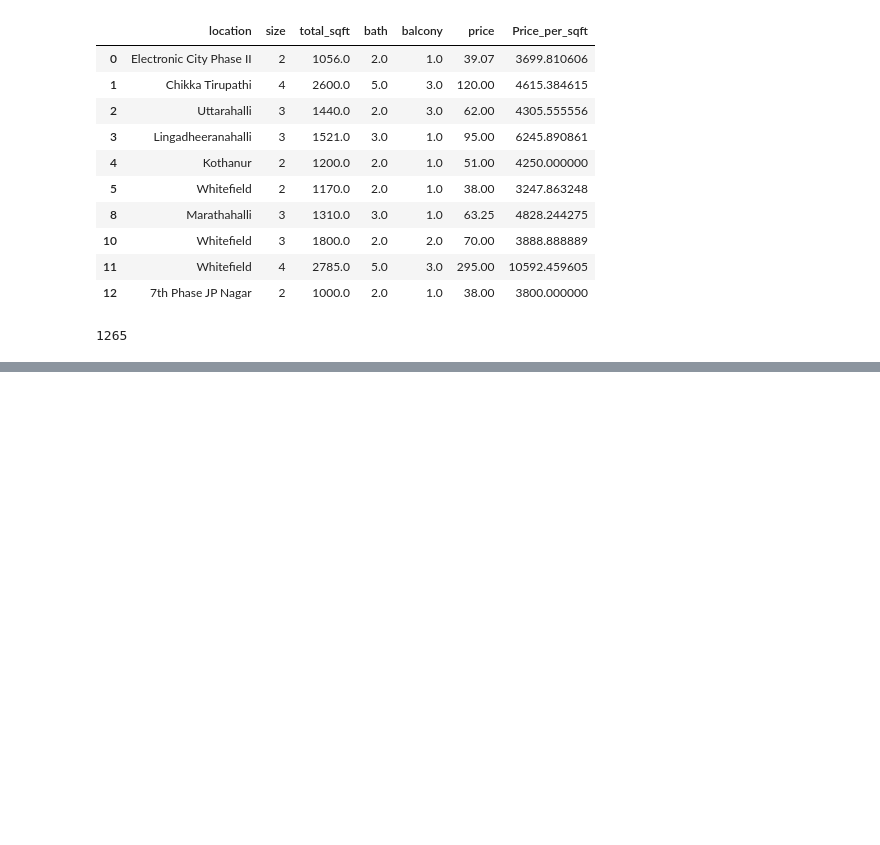
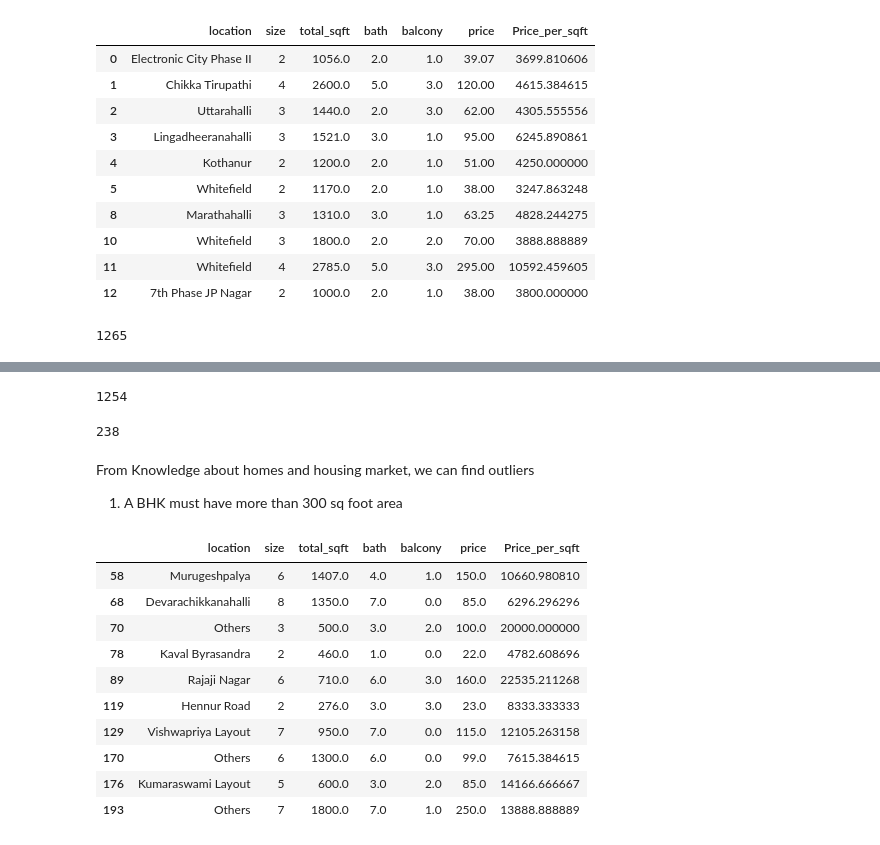
Before and after one commit to SSarkar-1/Bangalore-Home-Price-Prediction, a Jupyter notebook: BLR.ipynb, the cells around one changed output, grey strips where cells are left out. Drawn from its saved outputs; the diff is of its cells as text; code cells hidden in the pictures; blank space fills up the shorter version.

```diff
--- a/BLR.ipynb
+++ b/BLR.ipynb
@@ -242,3 +243,5 @@ len(df.location.unique())
 1265
 # %%
 df.location=df.location.apply(lambda x:x.strip())
+locs=df.groupby('location')['location'].agg('count').sort_values(ascending=False)
+locs
@@ -244,0 +266,3 @@ df.location=df.location.apply(lambda x:x.strip())
+# %%
+locs_10=locs[locs <= 10]
+locs_10
@@ -244,0 +283,26 @@ df.location=df.location.apply(lambda x:x.strip())
+# %%
+len(df.location.unique())
+# %% [output]
+1254
+# %%
+df['location']=df['location'].apply(lambda x: 'Others' if x in locs_10 else x)
+len(df.location.unique())
+# %% [output]
+238
+# %% [markdown]
+From Knowledge about homes and housing market, we can find outliers
+1. A BHK must have more than 300 sq foot area
+# %%
+df[df['total_sqft']/df['size'] < 300].head(10)
+# %% [output]
+|  | location | size | total_sqft | bath | balcony | price | Price_per_sqft |
+| 58 | Murugeshpalya | 6 | 1407.0 | 4.0 | 1.0 | 150.0 | 10660.980810 |
+| 68 | Devarachikkanahalli | 8 | 1350.0 | 7.0 | 0.0 | 85.0 | 6296.296296 |
+| 70 | Others | 3 | 500.0 | 3.0 | 2.0 | 100.0 | 20000.000000 |
+| 78 | Kaval Byrasandra | 2 | 460.0 | 1.0 | 0.0 | 22.0 | 4782.608696 |
+| 89 | Rajaji Nagar | 6 | 710.0 | 6.0 | 3.0 | 160.0 | 22535.211268 |
+| 119 | Hennur Road | 2 | 276.0 | 3.0 | 3.0 | 23.0 | 8333.333333 |
+| 129 | Vishwapriya Layout | 7 | 950.0 | 7.0 | 0.0 | 115.0 | 12105.263158 |
+| 170 | Others | 6 | 1300.0 | 6.0 | 0.0 | 99.0 | 7615.384615 |
+| 176 | Kumaraswami Layout | 5 | 600.0 | 3.0 | 2.0 | 85.0 | 14166.666667 |
+| 193 | Others | 7 | 1800.0 | 7.0 | 1.0 | 250.0 | 13888.888889 |
```
Also changed, not shown: parts of 10 cells of this notebook.
